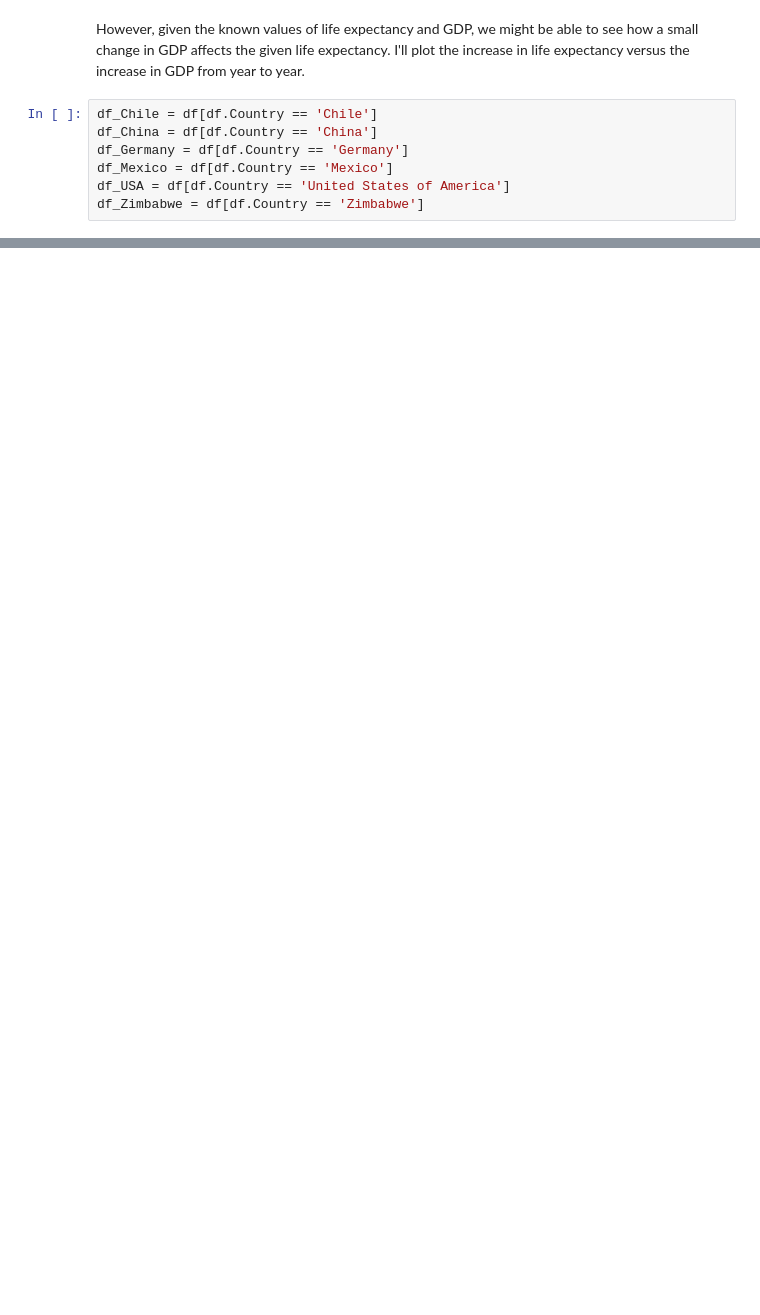
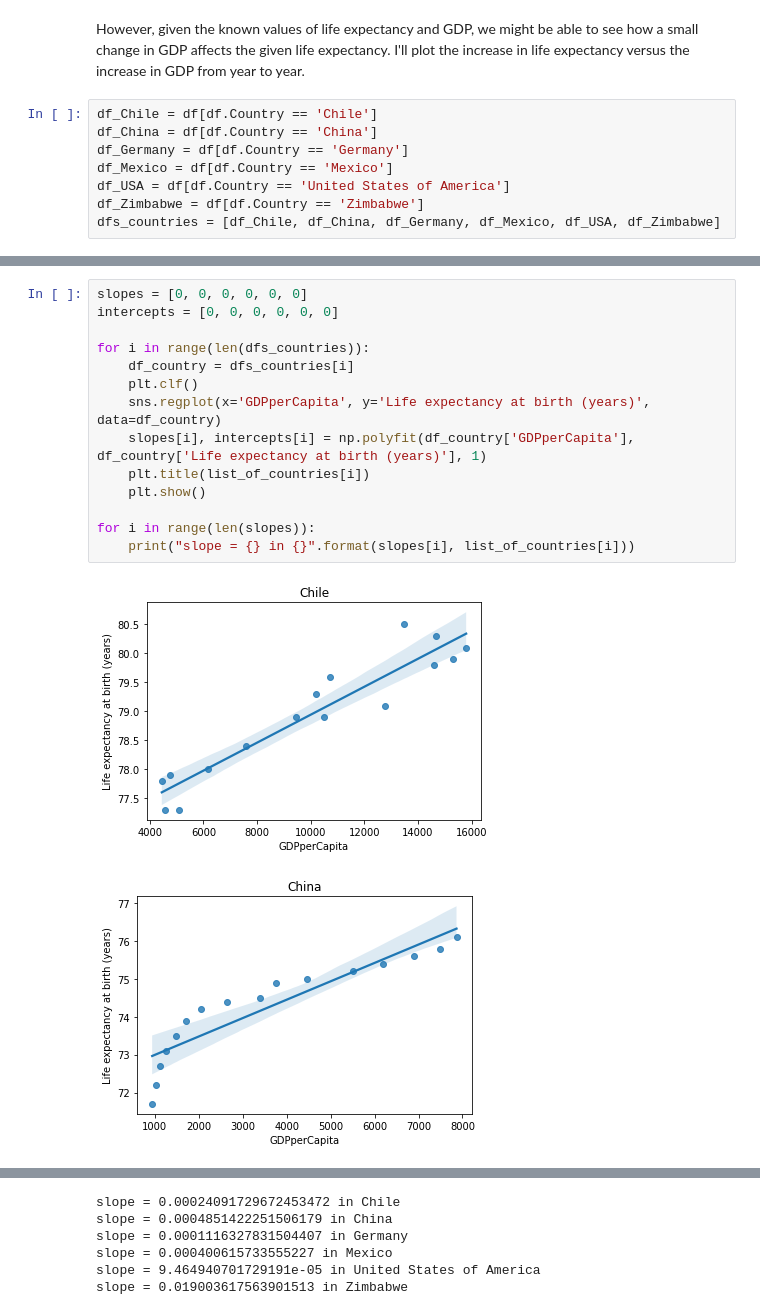
Before and after one commit to jaredjay91/Life-Expectancy-and-GDP, a Jupyter notebook: life_expectancy_gdp.ipynb, the cells around one changed output, grey strips where cells are left out. Drawn from its saved outputs; the diff is of its cells as text; blank space fills up the shorter version.

```diff
--- a/life_expectancy_gdp.ipynb
+++ b/life_expectancy_gdp.ipynb
@@ -101,3 +131,4 @@ df_Germany = df[df.Country == 'Germany']
 df_Mexico = df[df.Country == 'Mexico']
 df_USA = df[df.Country == 'United States of America']
 df_Zimbabwe = df[df.Country == 'Zimbabwe']
+dfs_countries = [df_Chile, df_China, df_Germany, df_Mexico, df_USA, df_Zimbabwe]
@@ -116,0 +135,17 @@ TypeError: unsupported operand type(s) for -: 'str' and 'str'
+# %%
+slopes = [0, 0, 0, 0, 0, 0]
+intercepts = [0, 0, 0, 0, 0, 0]
+
+for i in range(len(dfs_countries)):
+    df_country = dfs_countries[i]
+    plt.clf()
+    sns.regplot(x='GDPperCapita', y='Life expectancy at birth (years)', data=df_country)
+    slopes[i], intercepts[i] = np.polyfit(df_country['GDPperCapita'], df_country['Life expectancy at birth (years)'], 1)
+    plt.title(list_of_countries[i])
+    plt.show()
+
+for i in range(len(slopes)):
+    print("slope = {} in {}".format(slopes[i], list_of_countries[i]))
+# %% [output]
+[figure, added]
+[figure, added]
@@ -116,0 +156,6 @@ TypeError: unsupported operand type(s) for -: 'str' and 'str'
+slope = 0.00024091729672453472 in Chile
+slope = 0.0004851422251506179 in China
+slope = 0.0001116327831504407 in Germany
+slope = 0.000400615733555227 in Mexico
+slope = 9.464940701729191e-05 in United States of America
+slope = 0.019003617563901513 in Zimbabwe
```
Also changed, not shown: parts of 25 cells of this notebook.
